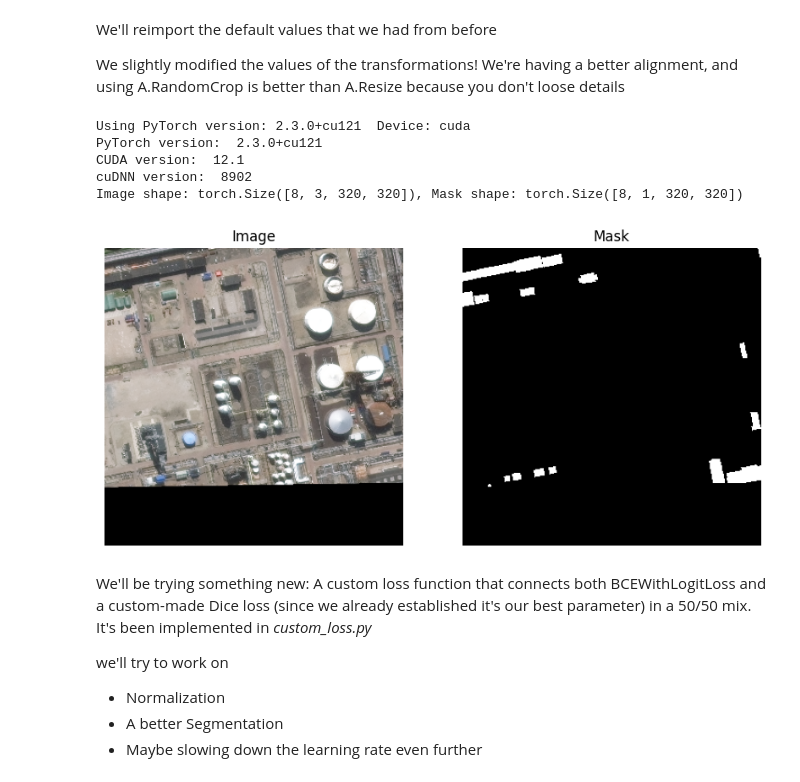
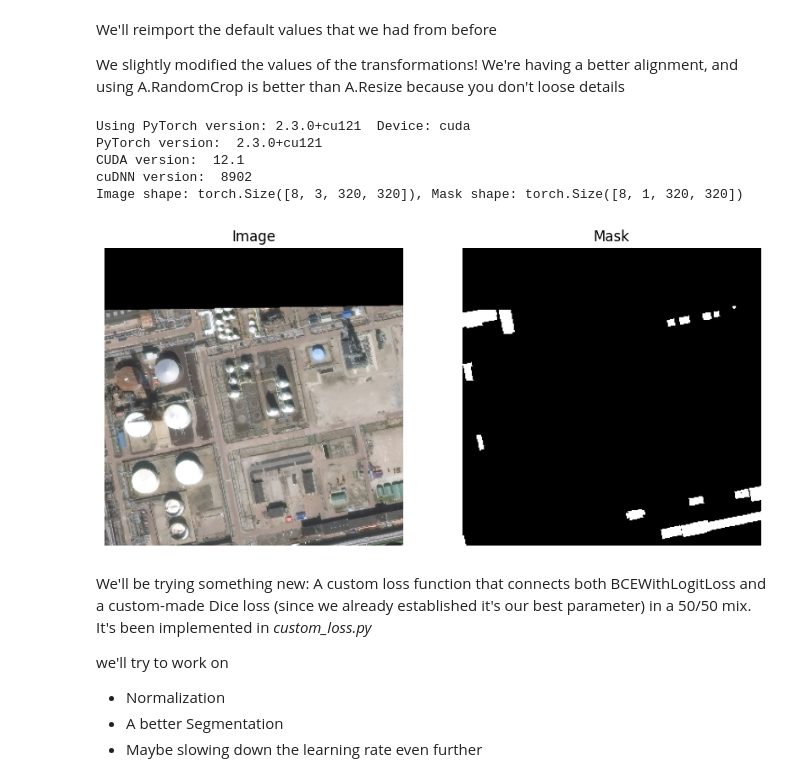
Before and after one commit to rickythewoof/remote_sensing, a Jupyter notebook: hyperparameters_tuning.ipynb, the cells around one changed output. Drawn from its saved outputs; the diff is of its cells as text; code cells hidden in the pictures.

```diff
--- a/hyperparameters_tuning.ipynb
+++ b/hyperparameters_tuning.ipynb
@@ -57,39 +57,39 @@ print("cuDNN version: ", torch.backends.cudnn.version())
 
 
 train_transforms = A.Compose([
     A.Normalize(mean=MEAN, std=STD, max_pixel_value=255.0),
     A.CenterCrop(896, 896),
-    A.Resize(TRAIN_SIZE, TRAIN_SIZE),
-    # A.HorizontalFlip(p=0.5),
-    # A.VerticalFlip(p=0.5),
-    # A.RandomRotate90(p=0.5)
+    A.RandomCrop(TRAIN_SIZE, TRAIN_SIZE),
+    A.HorizontalFlip(p=0.5),
+    A.VerticalFlip(p=0.5),
+    A.RandomRotate90(p=0.5)
 ])
 
 eval_transforms = A.Compose([
     A.Normalize(mean=MEAN, std=STD, max_pixel_value=255.0),
-    A.CenterCrop(896, 896),
+    A.RandomCrop(896, 896),
     A.Resize(VAL_SIZE, VAL_SIZE)
 ])
 from dataset import SN6Dataset
 
 train_dataset = SN6Dataset(DATASET_PATH, transform=train_transforms, split='train')
 eval_dataset = SN6Dataset(DATASET_PATH, transform=eval_transforms, split='val')
 test_dataset = SN6Dataset(DATASET_PATH, transform=eval_transforms, split='test')
 
 train_loader = data.DataLoader(train_dataset, pin_memory = True, batch_size=TRAIN_BATCH_SIZE, shuffle=True, num_workers=NUM_WORKERS)
 eval_loader = data.DataLoader(eval_dataset, pin_memory = True, batch_size=VAL_BATCH_SIZE, shuffle=False, num_workers=NUM_WORKERS)
 test_loader = data.DataLoader(test_dataset, pin_memory = True, batch_size=VAL_BATCH_SIZE, shuffle=False, num_workers=NUM_WORKERS)
 
 image, mask = next(iter(train_loader))
 print(f"Image shape: {image.shape}, Mask shape: {mask.shape}")
 utils.visualize_image(image[0], mask[0])
 # %% [output]
 Using PyTorch version: 2.3.0+cu121  Device: cuda
 PyTorch version:  2.3.0+cu121
 CUDA version:  12.1
 cuDNN version:  8902
 Image shape: torch.Size([8, 3, 320, 320]), Mask shape: torch.Size([8, 1, 320, 320])
-[figure, old version]
+[figure, new version]
 # %% [markdown]
 We'll be trying something new: A custom loss function that connects both BCEWithLogitLoss and a custom-made Dice loss (since we already established it's our best parameter) in a 50/50 mix. It's been implemented in _custom_loss.py_
 
```
Also changed, not shown: parts of 3 cells of this notebook, 7 other files.
